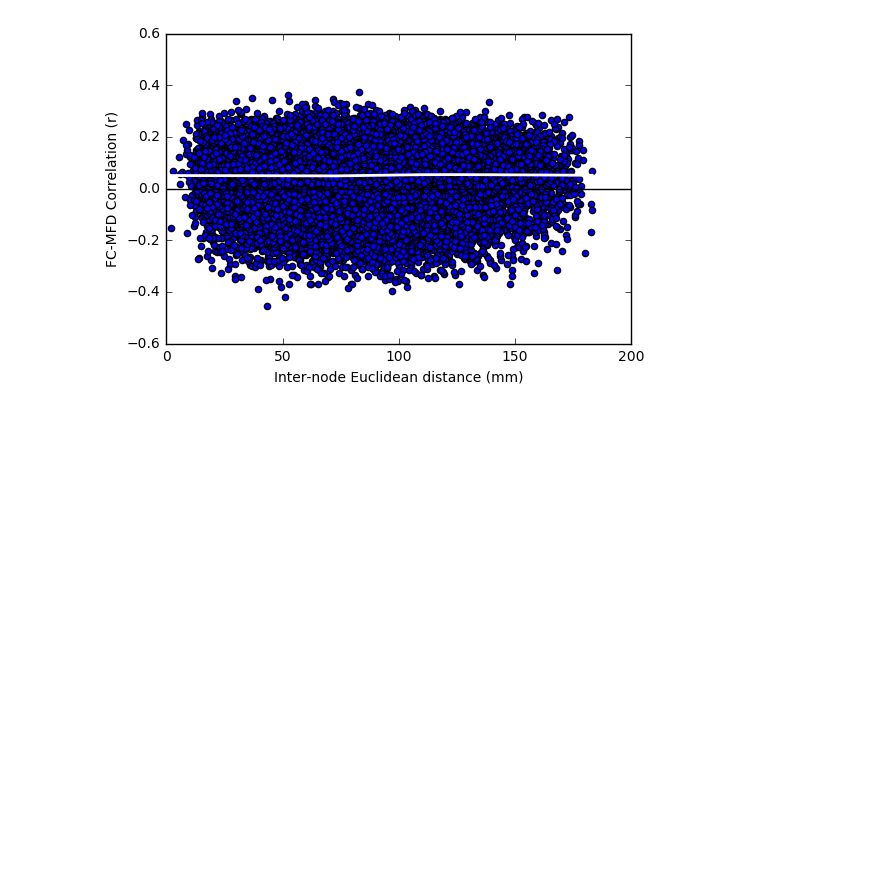
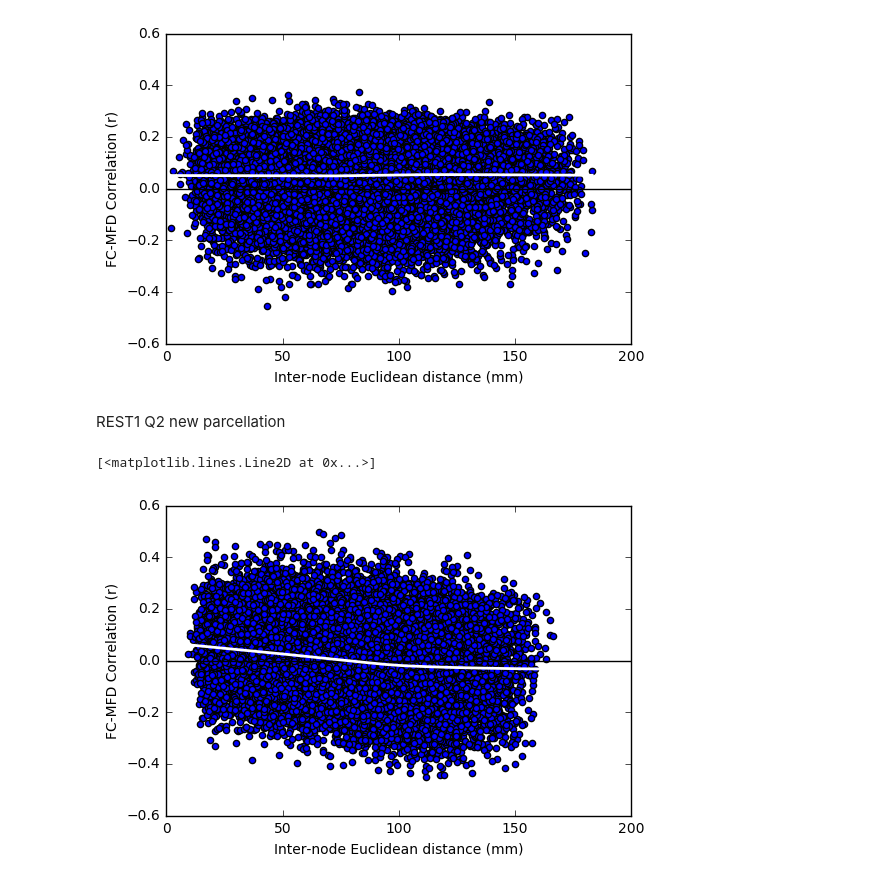
Before and after one commit to paola-g/fc_reproducibility, a Jupyter notebook: python/pipelineCustom.ipynb, the cells around one changed output. Saved outputs shown, nothing was run; the diff lists cells and outputs as text; code cells hidden in the pictures; blank space fills up the shorter version.

```diff
--- a/python/pipelineCustom.ipynb
+++ b/python/pipelineCustom.ipynb
@@ -1566,6 +1586,11 @@ fig.colorbar(im, cax=cbar_ax)
 [figure]
 # %% [markdown]
 QC-RSFC plots
+# %%
+config.release = 'S500'
+config.thisRun = 'rfMRI_REST1'
+def buildpath(subject,fmriRun):
+    return op.join('/media/paola/HCP', subject,'MNINonLinear','Results',fmriRun)
 # %%
 df = pd.read_csv(config.behavFile)
 
@@ -1625 +1653,6 @@ for subject in subjects[indkeep]:
     i = i + 1
+# %%
+for iSub in range(len(subjects)):
+    subject = str(subjects[iSub])
+    if subject == '101107' or subject == '185442':
+        excludeSub.append(iSub)
@@ -1626,3 +1663,20 @@ for subject in subjects[indkeep]:
+# %%
+indkeep = np.setdiff1d(range(len(subjects)),excludeSub, assume_unique=True)
+
+#Frame displacement across subjects
+headradius=50 #50mm as in Powers et al. 2012
+fdscores = np.zeros((len(indkeep)))
+i=0
+for subject in subjects[indkeep]:
+    motionFile = op.join(buildpath(str(subject),config.thisRun+'_zz'), 'Movement_Regressors_dt.txt')
+    dmotparsLR = np.abs(np.genfromtxt(motionFile.replace('zz','LR'))[:,6:]) #derivatives
+    dispLR=dmotparsLR.copy()
+    dispLR[:,3:]=np.pi*headradius*2*(dispLR[:,3:]/360)
+    dmotparsRL = np.abs(np.genfromtxt(motionFile.replace('zz','RL'))[:,6:]) #derivatives
+    dispRL=dmotparsRL.copy()
+    dispRL[:,3:]=np.pi*headradius*2*(dispRL[:,3:]/360)
+    fdscores[i]=(np.mean(np.sum(dispLR,1))+np.mean(np.sum(dispRL,1)))/2
+    i = i + 1
 # %% [markdown]
 TODO: change parcellation file
 # %%
@@ -1649,7 +1703,7 @@ edists = squareform(pdist(parcel_means))
 # %%
 triu_idx = np.triu_indices(268,1)
 # %%
-mydata = sio.loadmat('original_data/rfMRI_REST1_HCP_Q2.mat')
+mydata = sio.loadmat('/media/paola/ToshibaPG/rfMRI_REST1_HCP_S500.mat')
 restmat = mydata['rest_1_mat']
 restmat.shape
 # %% [output]
@@ -1682,3 +1732,15 @@ plt.plot(fit[:,0],fit[:,1],'white',linewidth=2)
 # %% [output]
 [<matplotlib.lines.Line2D at 0x...>]
 [figure]
+# %% [markdown]
+REST1 Q2 new parcellation
+# %%
+plt.scatter(edists[triu_idx]*2, pears)
+plt.ylabel('FC-MFD Correlation (r)')
+plt.xlabel('Inter-node Euclidean distance (mm)')
+plt.xlim([0,200])
+plt.axhline(y=0, color='k')
+plt.plot(fit[:,0],fit[:,1],'white',linewidth=2)
+# %% [output]
+[<matplotlib.lines.Line2D at 0x...>]
+[figure, added]
```
Also changed, not shown: parts of 21 cells of this notebook.
